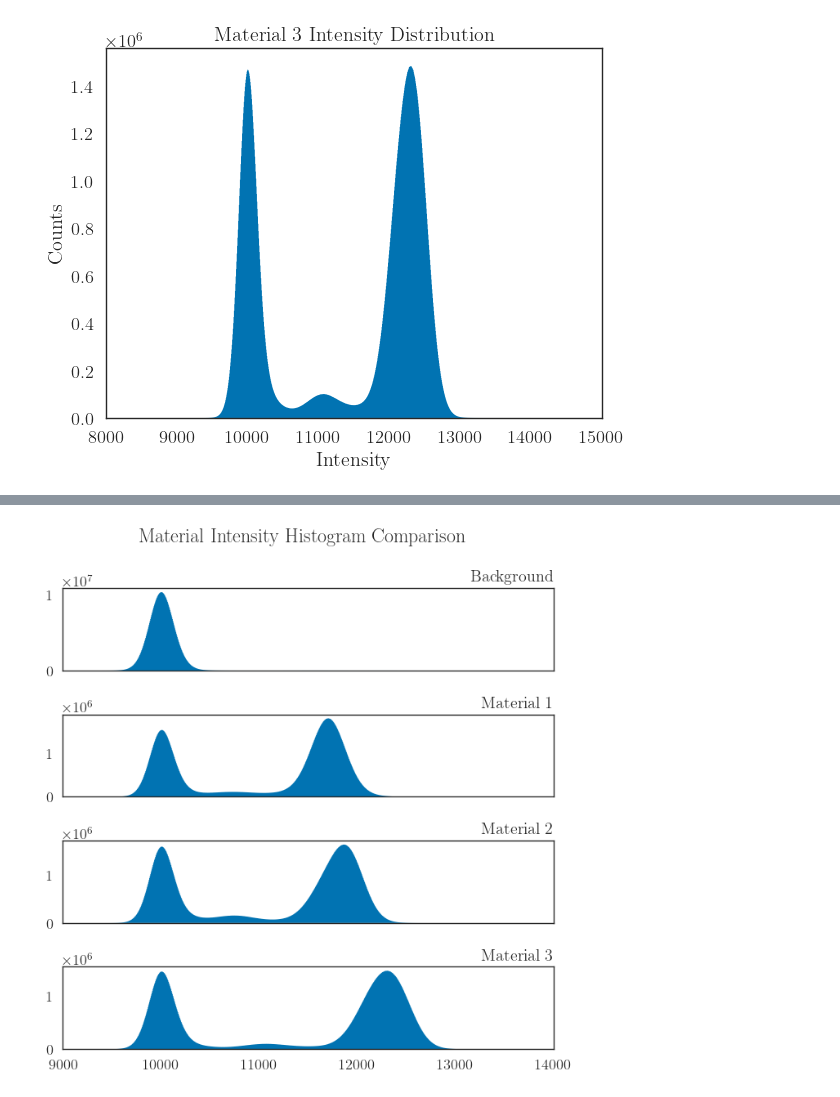
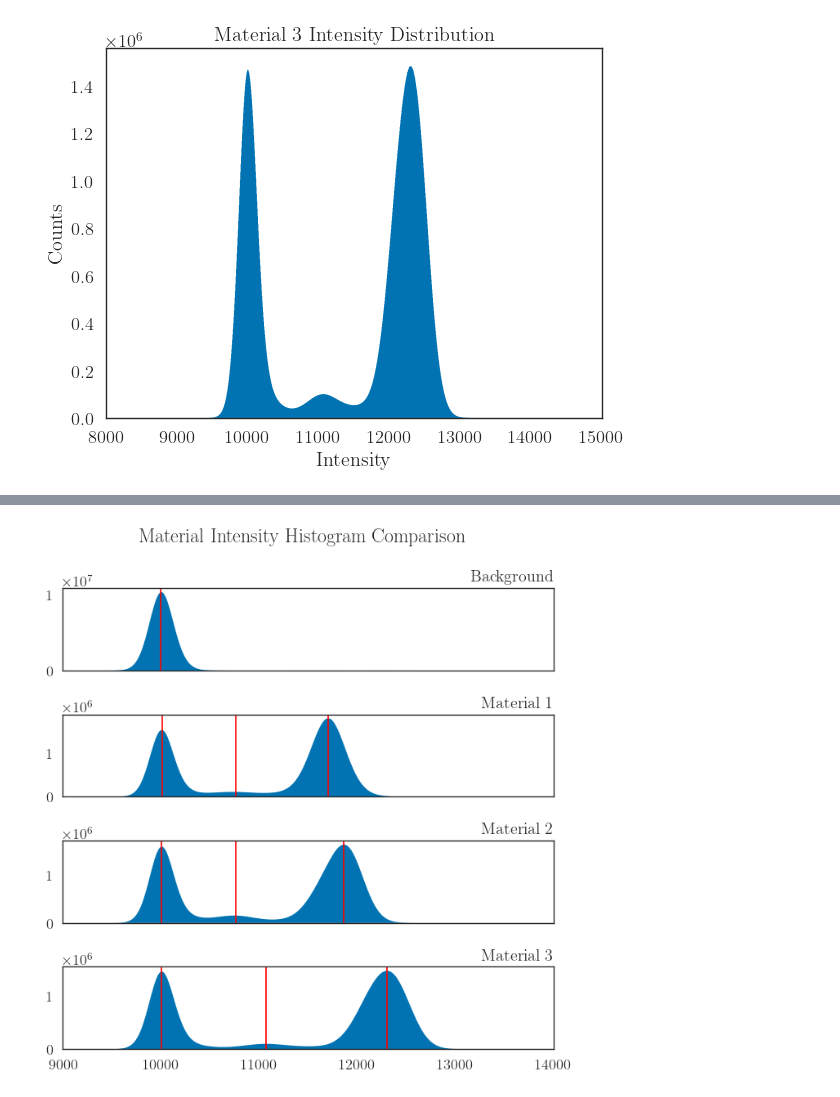
Before and after one commit to tpasfieldERAU/MA390-490_PNNL, a Jupyter notebook: segmentation/histograms.ipynb, the cells around one changed output, grey strips where cells are left out. Cells and saved outputs as stored; diff of their text form; code cells hidden in the pictures.

```diff
--- a/segmentation/histograms.ipynb
+++ b/segmentation/histograms.ipynb
@@ -24,3 +25,11 @@ plt.title("Background Intensity Distribution")
 plt.show()
 # %% [output]
 [figure]
+# %%
+peaks, _  = find_peaks(bgc, height=10000, distance=150)
+plt.stairs(bgc[1:], bgb[1:],fill=True)
+plt.plot(bgb[peaks], bgc[peaks], 'x')
+plt.show()
+print(bgb[peaks])
+
+bg_peaks = bgb[peaks]
@@ -41,3 +53,10 @@ plt.title("Material 1 Intensity Distribution")
 plt.show()
 # %% [output]
 [figure]
+# %%
+peaks, _  = find_peaks(m1c, height=10000, distance=150)
+plt.stairs(m1c[1:], m1b[1:],fill=True)
+plt.plot(m1b[peaks], m1c[peaks], 'x')
+plt.show()
+print(m1b[peaks])
+m1_peaks = m1b[peaks]
@@ -58,3 +80,10 @@ plt.title("Material 2 Intensity Distribution")
 plt.show()
 # %% [output]
 [figure]
+# %%
+peaks, _  = find_peaks(m2c, height=10000, distance=150)
+plt.stairs(m2c[1:], m2b[1:],fill=True)
+plt.plot(m2b[peaks], m2c[peaks], 'x')
+plt.show()
+print(m2b[peaks])
+m2_peaks = m2b[peaks]
@@ -75,3 +107,10 @@ plt.title("Material 3 Intensity Distribution")
 plt.show()
 # %% [output]
 [figure]
+# %%
+peaks, _  = find_peaks(m3c, height=10000, distance=150)
+plt.stairs(m3c[1:], m3b[1:],fill=True)
+plt.plot(m3b[peaks], m3c[peaks], 'x')
+plt.show()
+print(m3b[peaks])
+m3_peaks = m3b[peaks]
@@ -78,18 +120,25 @@ plt.show()
 # %%
 fig, axs = plt.subplots(4,1,sharex=True)
 fig.set_size_inches(7,7)
 axs[0].stairs(bgc, bgb, fill=True)
+axs[0].axvline(x=bg_peaks, color='r')
 axs[0].set_title("Background", loc='right')
 axs[1].stairs(m1c, m1b, fill=True)
+for peak in m1_peaks:
+    axs[1].axvline(x=peak, color='r')
 axs[1].set_title("Material 1", loc='right')
 axs[2].stairs(m2c, m2b, fill=True)
+for peak in m2_peaks:
+    axs[2].axvline(x=peak, color='r')
 axs[2].set_title("Material 2", loc='right')
 axs[3].stairs(m3c, m3b, fill=True)
+for peak in m3_peaks:
+    axs[3].axvline(x=peak, color='r')
 axs[3].set_title("Material 3", loc='right')
 axs[3].set_xlim(9000, 14000)
 
 fig.suptitle("Material Intensity Histogram Comparison")
 fig.tight_layout()
-fig.show()
+plt.show()
 # %% [output]
-[figure, old version]
+[figure, new version]
```
Also changed, not shown: parts of 5 cells of this notebook, 1 other file.
